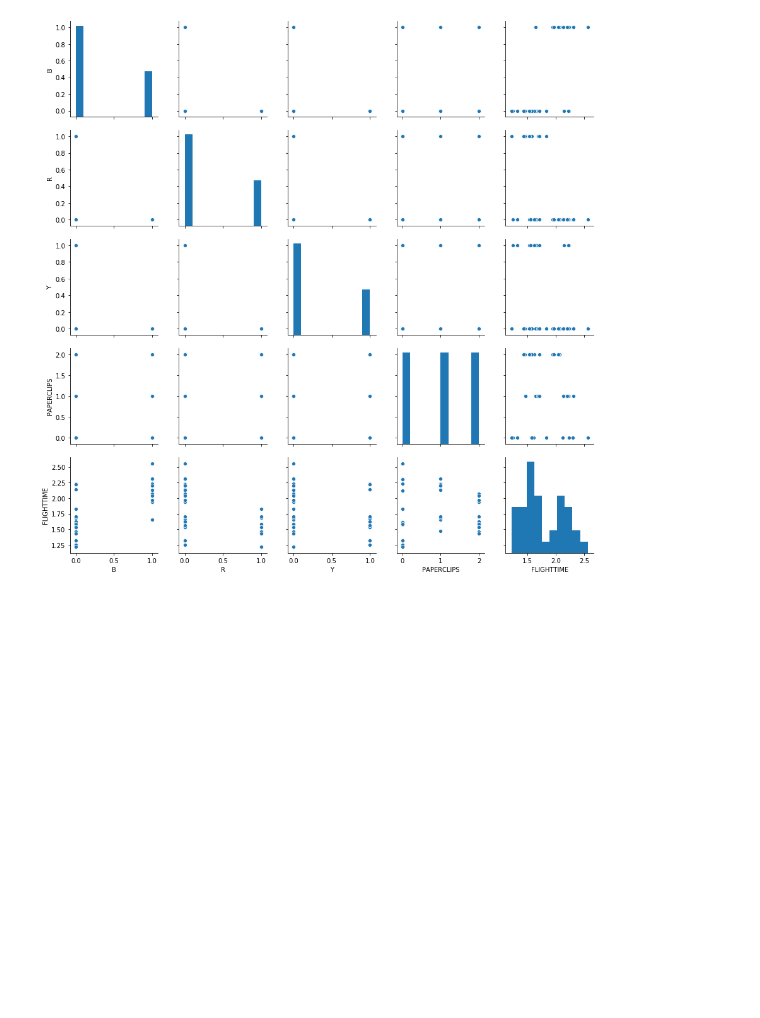
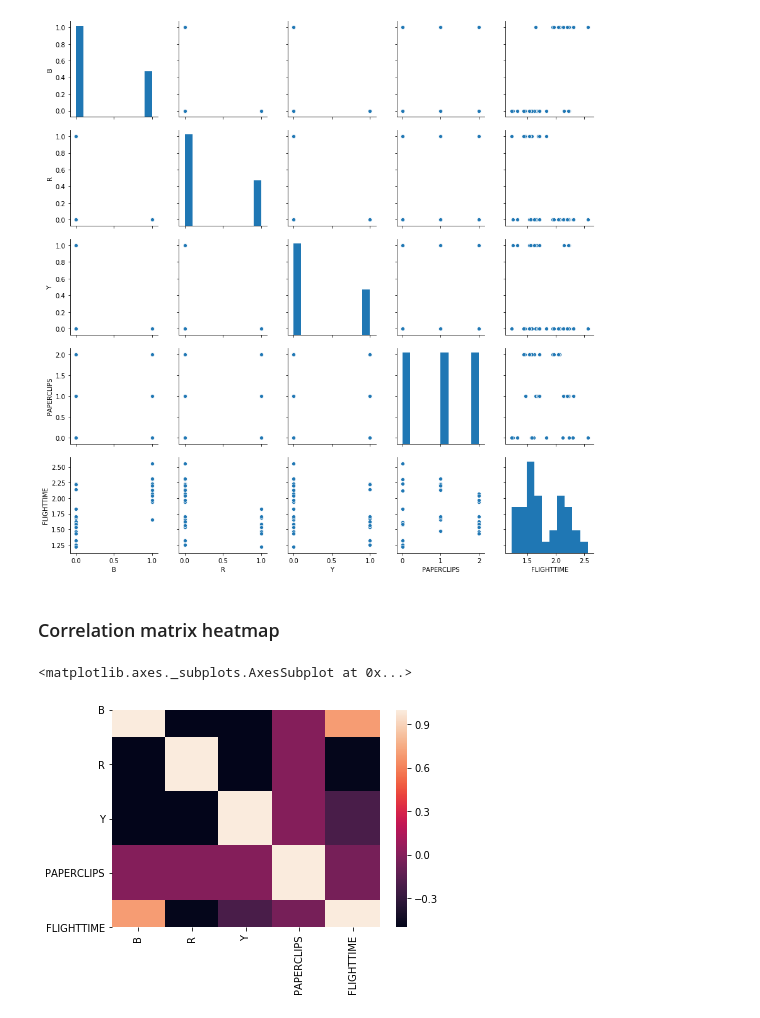
Before and after one commit to xahmol/analyticstranslators, a Jupyter notebook: Xander Mol Helicopter Experiment.ipynb, the cells around one changed output. Drawn from its saved outputs; the diff is of its cells as text; code cells hidden in the pictures; blank space fills up the shorter version.

```diff
--- a/Xander Mol Helicopter Experiment.ipynb
+++ b/Xander Mol Helicopter Experiment.ipynb
@@ -83,3 +93,10 @@ sns.pairplot(flightdata_onehot)
 # %% [output]
 <seaborn.axisgrid.PairGrid at 0x...>
 [figure]
+# %% [markdown]
+### Correlation matrix heatmap
+# %%
+sns.heatmap(flightdata_onehot.corr())
+# %% [output]
+<matplotlib.axes._subplots.AxesSubplot at 0x...>
+[figure, added]
```
Also changed, not shown: parts of 52 cells of this notebook.
